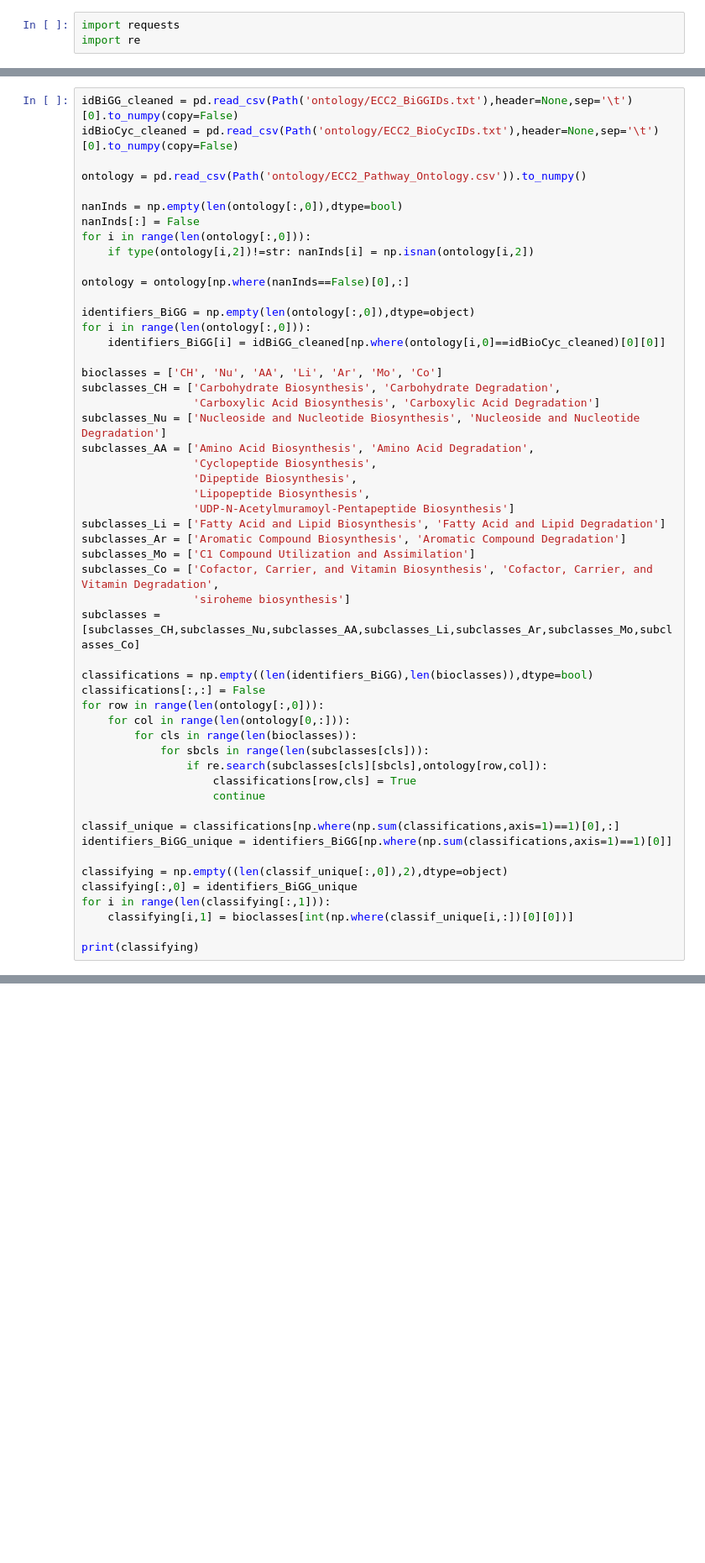
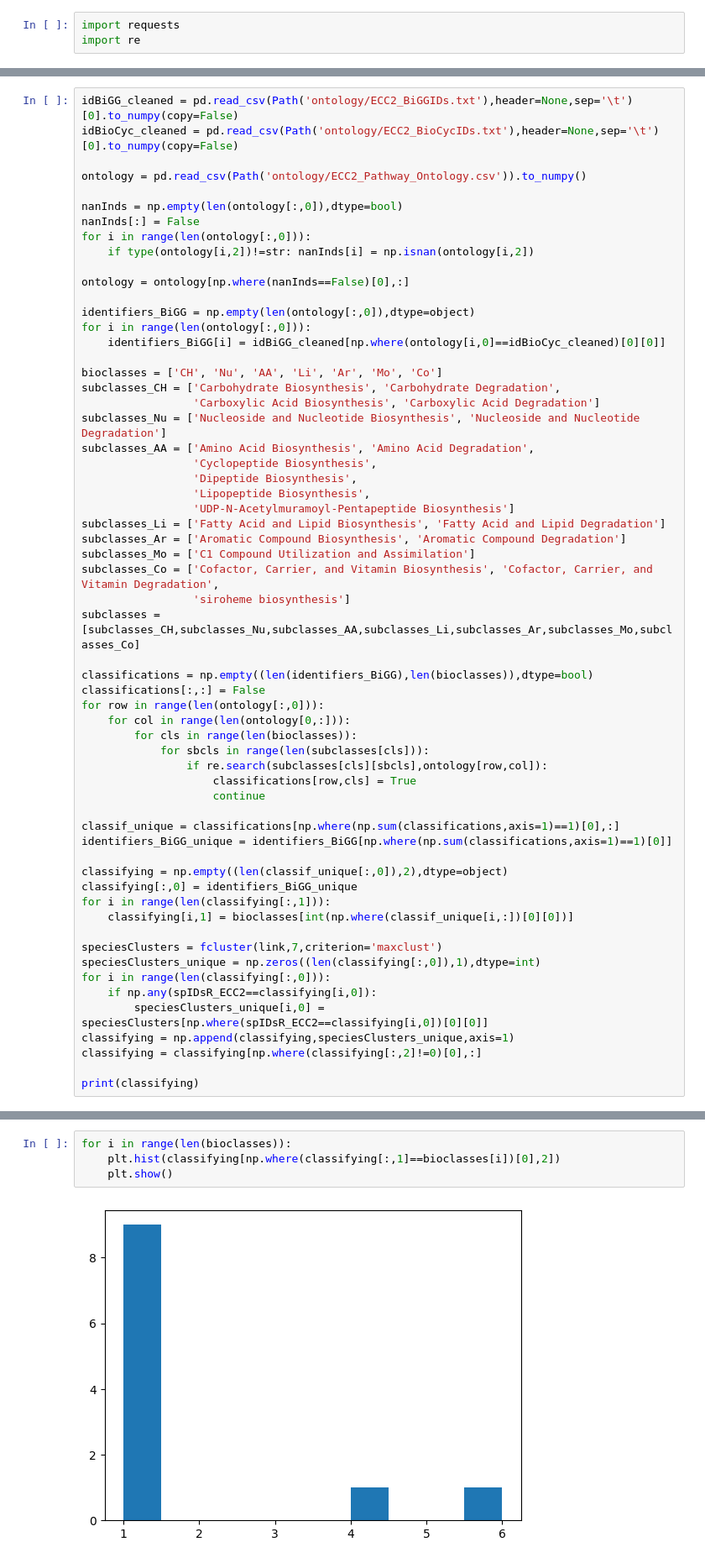
Before and after one commit to skelysium/metabolism-clustering, a Jupyter notebook: project_code.ipynb, the cells around one changed output, grey strips where cells are left out. Shown at 84% size. Saved outputs shown, nothing was run; the diff lists cells and outputs as text; blank space fills up the shorter version.

Commit message:
compiling biochemical classes and clustering-assigned group for each species

```diff
--- a/project_code.ipynb
+++ b/project_code.ipynb
@@ -521,5 +521,13 @@ classifying[:,0] = identifiers_BiGG_unique
 for i in range(len(classifying[:,1])):
     classifying[i,1] = bioclasses[int(np.where(classif_unique[i,:])[0][0])]
 
+speciesClusters = fcluster(link,7,criterion='maxclust')
+speciesClusters_unique = np.zeros((len(classifying[:,0]),1),dtype=int)
+for i in range(len(classifying[:,0])):
+    if np.any(spIDsR_ECC2==classifying[i,0]):
+        speciesClusters_unique[i,0] = speciesClusters[np.where(spIDsR_ECC2==classifying[i,0])[0][0]]
+classifying = np.append(classifying,speciesClusters_unique,axis=1)
+classifying = classifying[np.where(classifying[:,2]!=0)[0],:]
+
 print(classifying)
 # %% [output]
@@ -542,0 +551,6 @@ print(classifying)
+# %%
+for i in range(len(bioclasses)):
+    plt.hist(classifying[np.where(classifying[:,1]==bioclasses[i])[0],2])
+    plt.show()
+# %% [output]
+[figure, added]
```
Also changed, not shown: parts of 3 cells of this notebook.
